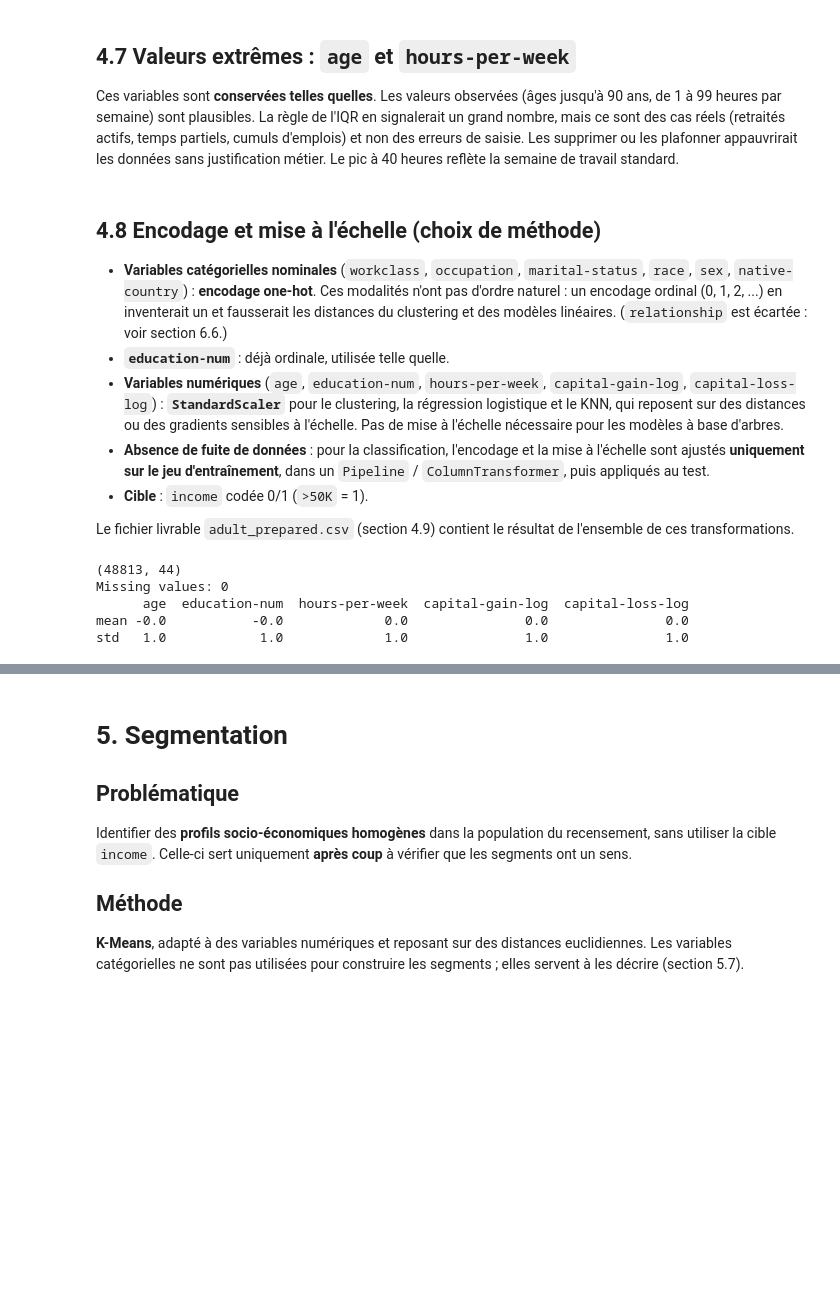
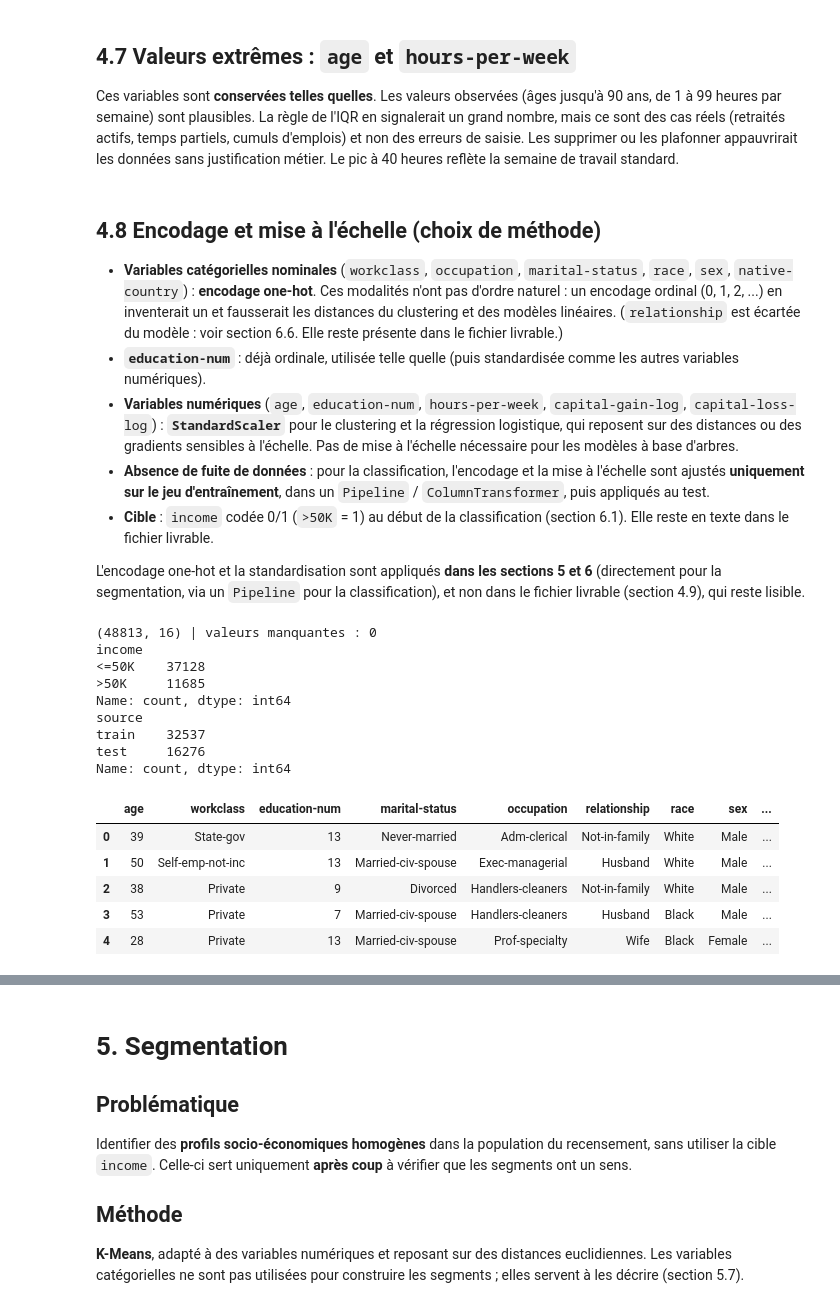
Before and after one commit to JasGLe/Adult-Census-Income-DS-LAB, a Jupyter notebook: Lab.ipynb, the cells around one changed output, grey strips where cells are left out. Drawn from its saved outputs; the diff is of its cells as text; code cells hidden in the pictures; blank space fills up the shorter version.

Commit message:
Export adult_prepared.csv (48,813 rows x 16 columns, readable cleaned data)

```diff
--- a/Lab.ipynb
+++ b/Lab.ipynb
@@ -728,49 +728,37 @@ Ces variables sont **conservées telles quelles**. Les valeurs observées (âges
 # %% [markdown]
 ## 4.8 Encodage et mise à l'échelle (choix de méthode)
 
-- **Variables catégorielles nominales** (`workclass`, `occupation`, `marital-status`, `race`, `sex`, `native-country`) : **encodage one-hot**. Ces modalités n'ont pas d'ordre naturel : un encodage ordinal (0, 1, 2, ...) en inventerait un et fausserait les distances du clustering et des modèles linéaires. (`relationship` est écartée : voir section 6.6.)
-- **`education-num`** : déjà ordinale, utilisée telle quelle.
-- **Variables numériques** (`age`, `education-num`, `hours-per-week`, `capital-gain-log`, `capital-loss-log`) : **`StandardScaler`** pour le clustering, la régression logistique et le KNN, qui reposent sur des distances ou des gradients sensibles à l'échelle. Pas de mise à l'échelle nécessaire pour les modèles à base d'arbres.
+- **Variables catégorielles nominales** (`workclass`, `occupation`, `marital-status`, `race`, `sex`, `native-country`) : **encodage one-hot**. Ces modalités n'ont pas d'ordre naturel : un encodage ordinal (0, 1, 2, ...) en inventerait un et fausserait les distances du clustering et des modèles linéaires. (`relationship` est écartée du modèle : voir section 6.6. Elle reste présente dans le fichier livrable.)
+- **`education-num`** : déjà ordinale, utilisée telle quelle (puis standardisée comme les autres variables numériques).
+- **Variables numériques** (`age`, `education-num`, `hours-per-week`, `capital-gain-log`, `capital-loss-log`) : **`StandardScaler`** pour le clustering et la régression logistique, qui reposent sur des distances ou des gradients sensibles à l'échelle. Pas de mise à l'échelle nécessaire pour les modèles à base d'arbres.
 - **Absence de fuite de données** : pour la classification, l'encodage et la mise à l'échelle sont ajustés **uniquement sur le jeu d'entraînement**, dans un `Pipeline` / `ColumnTransformer`, puis appliqués au test.
-- **Cible** : `income` codée 0/1 (`>50K` = 1).
+- **Cible** : `income` codée 0/1 (`>50K` = 1) au début de la classification (section 6.1). Elle reste en texte dans le fichier livrable.
 
-Le fichier livrable `adult_prepared.csv` (section 4.9) contient le résultat de l'ensemble de ces transformations.
+L'encodage one-hot et la standardisation sont appliqués **dans les sections 5 et 6** (directement pour la segmentation, via un `Pipeline` pour la classification), et non dans le fichier livrable (section 4.9), qui reste lisible.
 # %%
-from sklearn.compose import ColumnTransformer
-from sklearn.preprocessing import OneHotEncoder, StandardScaler
+df_clean.to_csv("adult_prepared.csv", index=False)
 
-num_cols_prep = ["age", "education-num", "hours-per-week",
-                 "capital-gain-log", "capital-loss-log"]
-bin_cols_prep = ["has_capital_gain", "has_capital_loss"]
-cat_cols_prep = ["workclass", "marital-status", "occupation",
-                 "race", "sex", "native-country"]      # relationship left out (see 6.6)
-
-prep_final = ColumnTransformer(
-    [("num", StandardScaler(), num_cols_prep),
-     ("bin", "passthrough", bin_cols_prep),
-     ("cat", OneHotEncoder(drop="if_binary"), cat_cols_prep)],
-    sparse_threshold=0,
-    verbose_feature_names_out=False,
-)
-
-df_prepared = pd.DataFrame(prep_final.fit_transform(df_clean),
-                           columns=prep_final.get_feature_names_out(),
-                           index=df_clean.index)
-
-df_prepared["income"] = (df_clean["income"] == ">50K").astype(int)
-df_prepared["source"] = df_clean["source"]
-
-df_prepared.to_csv("adult_prepared.csv", index=False)
-
-print(df_prepared.shape)
-print("Missing values:", df_prepared.isna().sum().sum())
-print(df_prepared[num_cols_prep].agg(["mean", "std"]).round(3))
+check = pd.read_csv("adult_prepared.csv")
+print(check.shape, "| valeurs manquantes :", check.isna().sum().sum())
+print(check["income"].value_counts())
+print(check["source"].value_counts())
+check.head()
 # %% [output]
-(48813, 44)
-Missing values: 0
-      age  education-num  hours-per-week  capital-gain-log  capital-loss-log
-mean -0.0           -0.0             0.0               0.0               0.0
-std   1.0            1.0             1.0               1.0               1.0
+(48813, 16) | valeurs manquantes : 0
+income
+<=50K    37128
+>50K     11685
+Name: count, dtype: int64
+source
+train    32537
+test     16276
+Name: count, dtype: int64
+|  | age | workclass | education-num | marital-status | occupation | relationship | race | sex | ... |
+| 0 | 39 | State-gov | 13 | Never-married | Adm-clerical | Not-in-family | White | Male | ... |
+| 1 | 50 | Self-emp-not-inc | 13 | Married-civ-spouse | Exec-managerial | Husband | White | Male | ... |
+| 2 | 38 | Private | 9 | Divorced | Handlers-cleaners | Not-in-family | White | Male | ... |
+| 3 | 53 | Private | 7 | Married-civ-spouse | Handlers-cleaners | Husband | Black | Male | ... |
+| 4 | 28 | Private | 13 | Married-civ-spouse | Prof-specialty | Wife | Black | Female | ... |
 # %% [markdown]
 ## 4.9 Export des données préparées (livrable)
 
```
Also changed, not shown: parts of 1 cell of this notebook, 1 other file.
